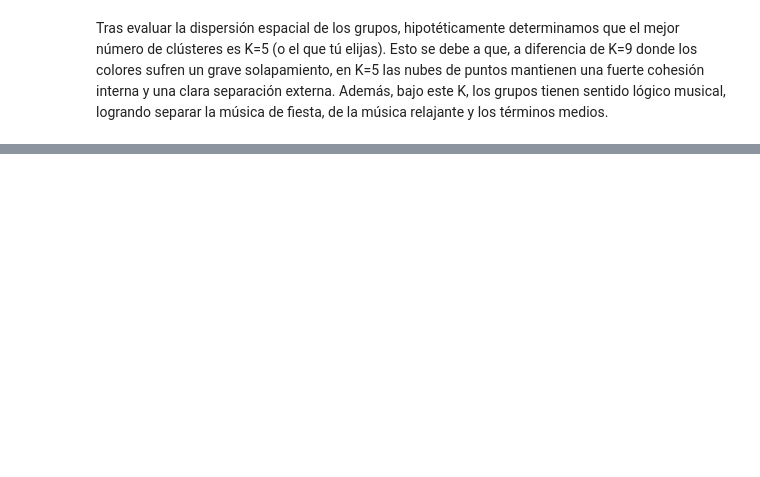
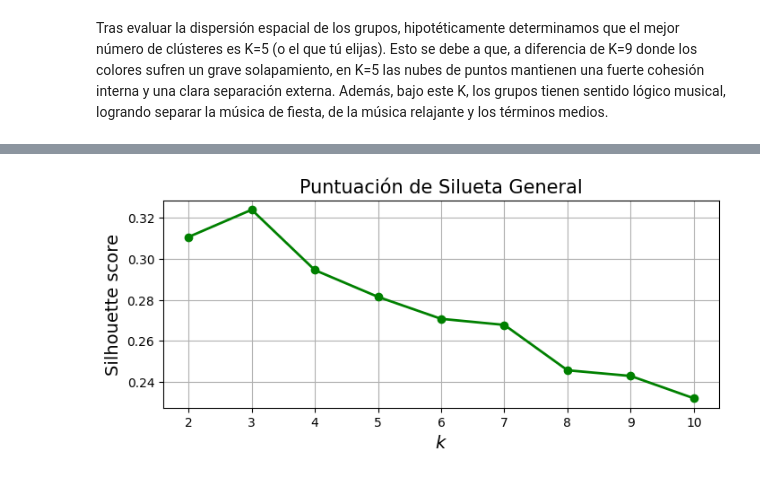
Before and after one commit to NelvaAdalit/-INTELIGENCIA-ARTIFICIAL-I-, a Jupyter notebook: KMEANSGROUPIA.ipynb, the cells around one changed output, grey strips where cells are left out. Saved outputs shown, nothing was run; the diff lists cells and outputs as text; code cells hidden in the pictures; blank space fills up the shorter version.

```diff
--- a/KMEANSGROUPIA.ipynb
+++ b/KMEANSGROUPIA.ipynb
@@ -196,0 +226,21 @@ plt.show()
+# %%
+from sklearn.metrics import silhouette_score
+
+# Tomamos una muestra de 10,000 datos para no colapsar la RAM (basado en la restricción m >= 10000)
+np.random.seed(42)
+indices_muestra = np.random.choice(X_3D.shape[0], 10000, replace=False)
+X_3D_muestra = X_3D[indices_muestra]
+
+# Calculamos el score de silueta
+silhouette_scores = [silhouette_score(X_3D_muestra, model.predict(X_3D_muestra))
+                     for model in kmeans_per_k]
+
+plt.figure(figsize=(8, 3))
+plt.plot(range(2, 11), silhouette_scores, "go-", linewidth=2)
+plt.xlabel("$k$", fontsize=14)
+plt.ylabel("Silhouette score", fontsize=14)
+plt.title("Puntuación de Silueta General", fontsize=15)
+plt.grid(True)
+plt.show()
+# %% [output]
+[figure, added]
```
Also changed, not shown: parts of 15 cells of this notebook.
